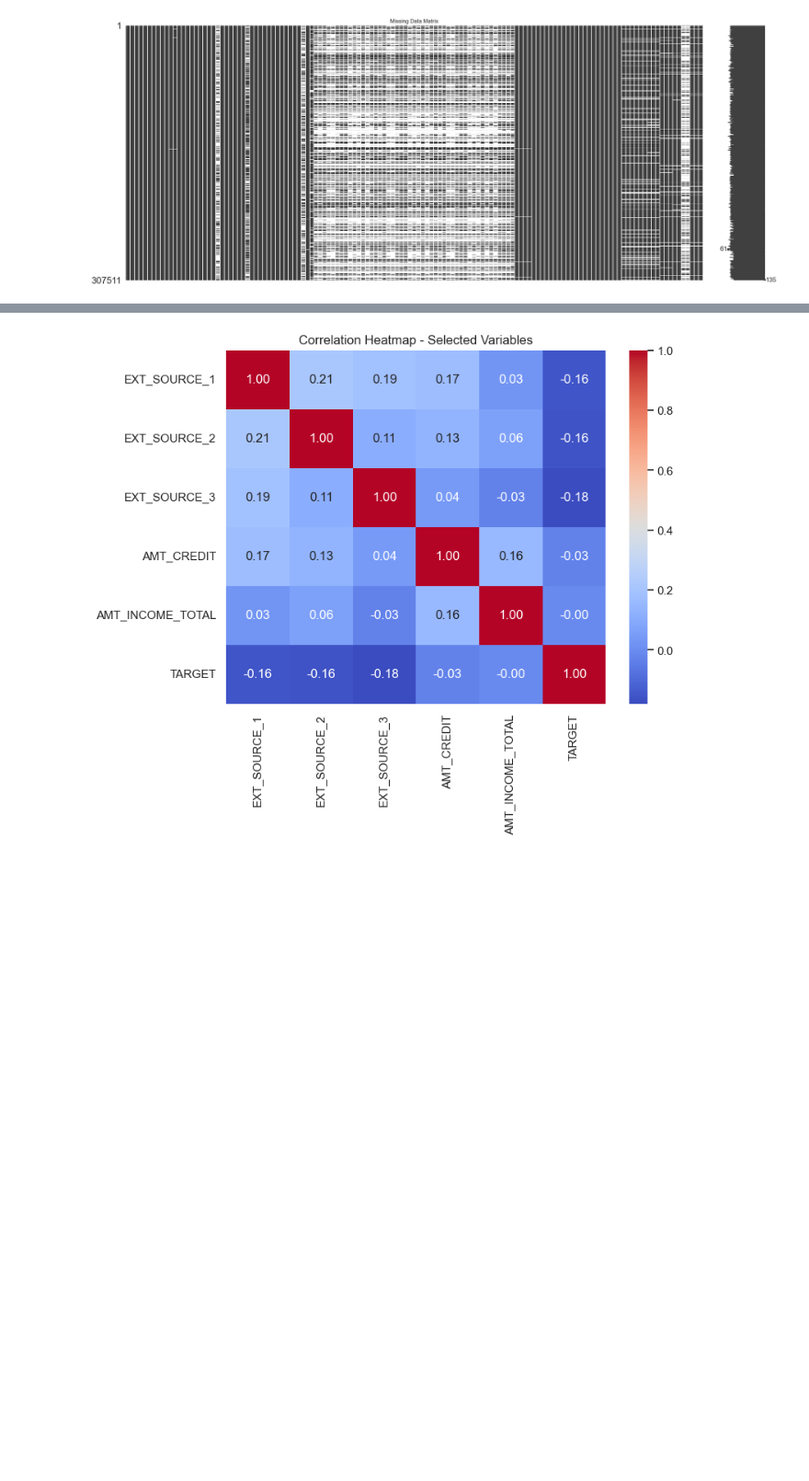
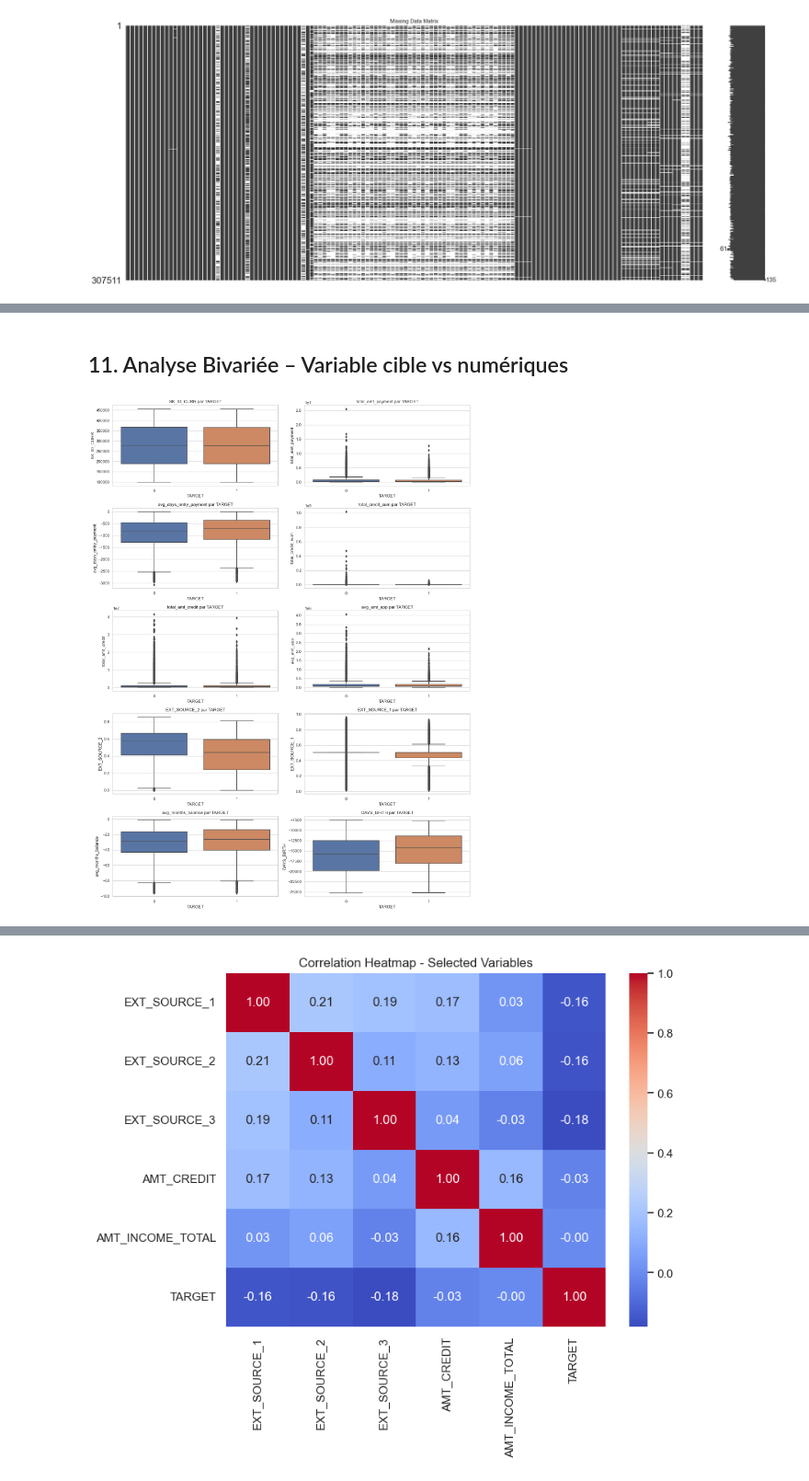
Before and after one commit to Elmboup/mlops-home-credit, a Jupyter notebook: home-credit-default-risk/notebooks/scoring_01_exploration.ipynb, the cells around one changed output, grey strips where cells are left out. Shown at 92% size. Cells and saved outputs as stored; diff of their text form; code cells hidden in the pictures; blank space fills up the shorter version.

```diff
--- a/home-credit-default-risk/notebooks/scoring_01_exploration.ipynb
+++ b/home-credit-default-risk/notebooks/scoring_01_exploration.ipynb
@@ -159,0 +200,15 @@ plt.show()
+# %% [markdown]
+## 11. Analyse Bivariée – Variable cible vs numériques
+# %%
+
+fig, axes = plt.subplots(nrows=5, ncols=2, figsize=(15, 20))
+axes = axes.flatten()
+
+for idx, col in enumerate(top_num):
+    sns.boxplot(data=train_df_clean, x="TARGET", y=col, ax=axes[idx])
+    axes[idx].set_title(f"{col} par TARGET")
+
+plt.tight_layout()
+plt.show()
+# %% [output]
+[figure, added]
```
Also changed, not shown: parts of 43 cells of this notebook, 2 other files.
